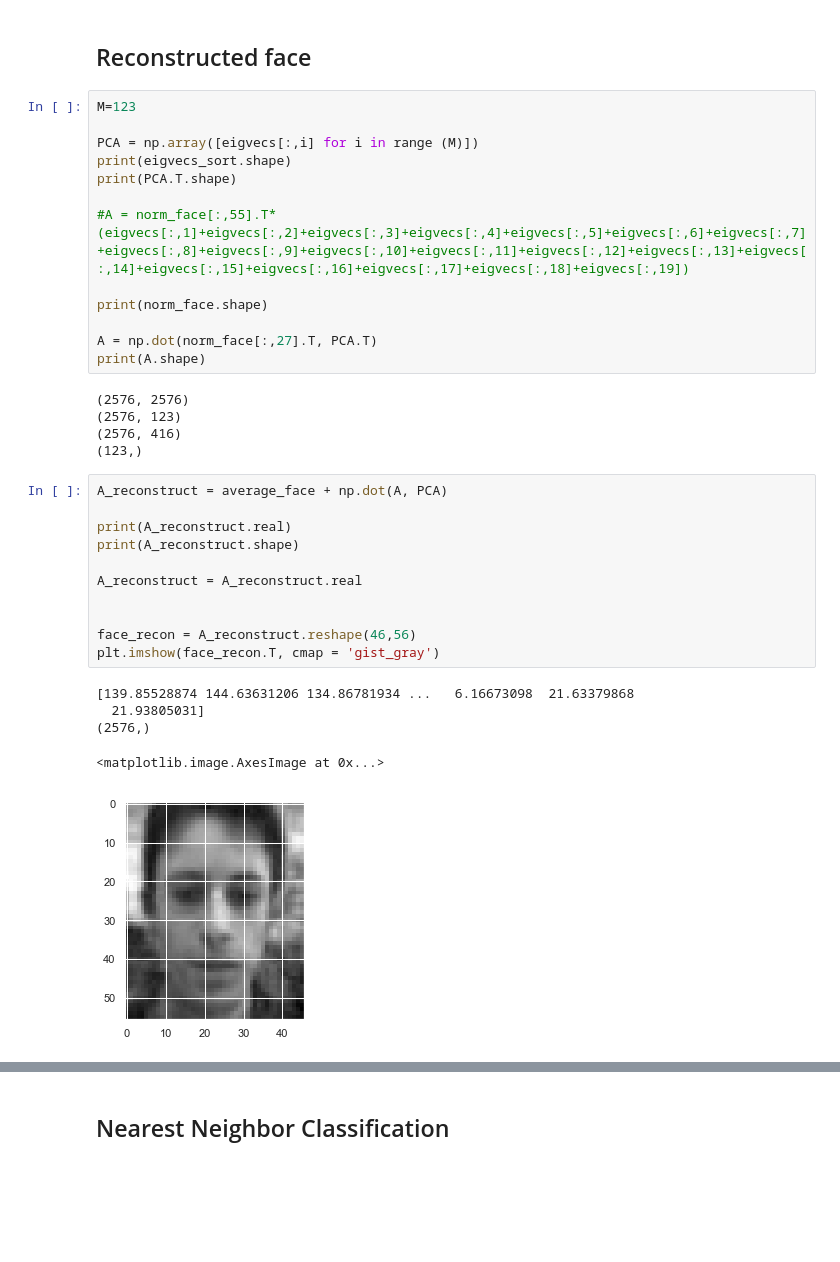
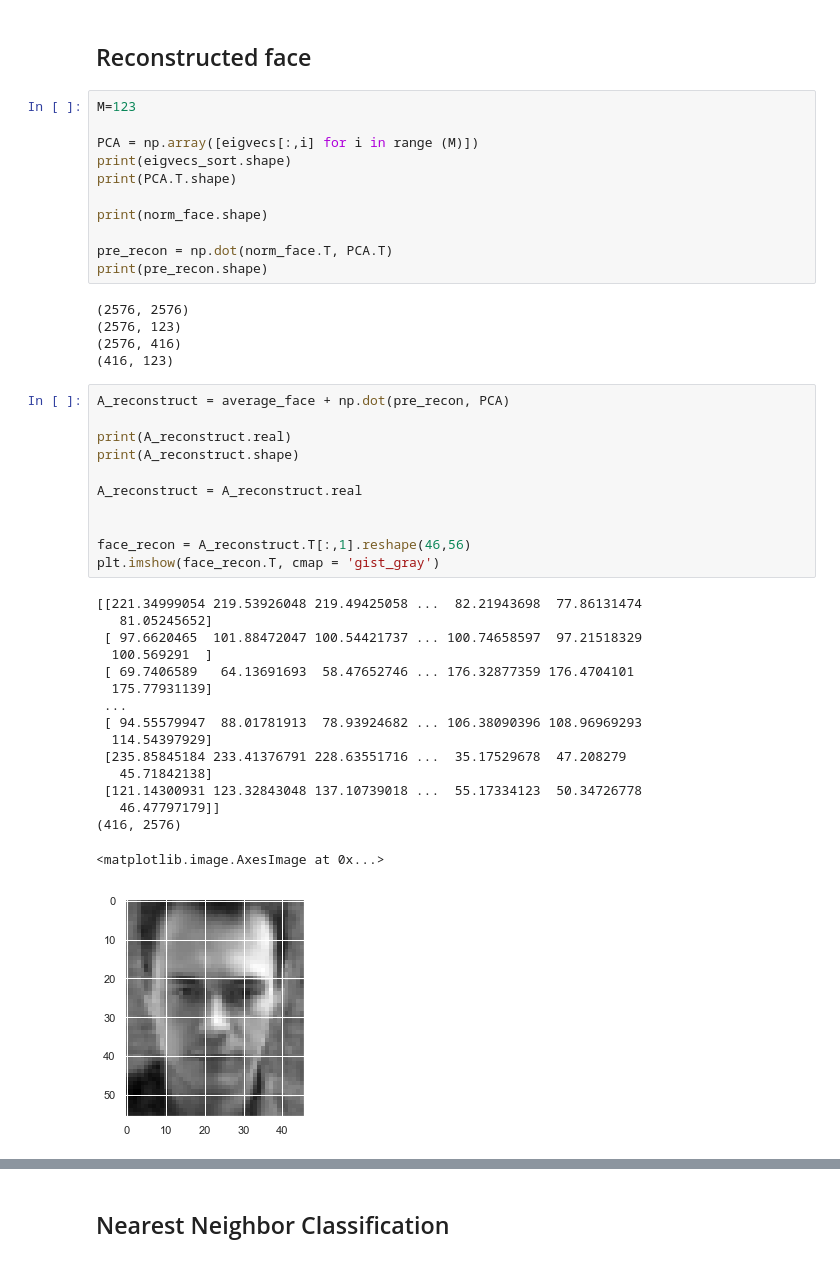
Before and after one commit to patrickreich/patternrec, a Jupyter notebook: CW1.ipynb, the cells around one changed output, grey strips where cells are left out. Cells and saved outputs as stored; diff of their text form; blank space fills up the shorter version.

```diff
--- a/CW1.ipynb
+++ b/CW1.ipynb
@@ -372,31 +372,40 @@ PCA = np.array([eigvecs[:,i] for i in range (M)])
 print(eigvecs_sort.shape)
 print(PCA.T.shape)
 
-#A = norm_face[:,55].T*(eigvecs[:,1]+eigvecs[:,2]+eigvecs[:,3]+eigvecs[:,4]+eigvecs[:,5]+eigvecs[:,6]+eigvecs[:,7]+eigvecs[:,8]+eigvecs[:,9]+eigvecs[:,10]+eigvecs[:,11]+eigvecs[:,12]+eigvecs[:,13]+eigvecs[:,14]+eigvecs[:,15]+eigvecs[:,16]+eigvecs[:,17]+eigvecs[:,18]+eigvecs[:,19])
-
 print(norm_face.shape)
 
-A = np.dot(norm_face[:,27].T, PCA.T)
-print(A.shape)
+pre_recon = np.dot(norm_face.T, PCA.T)
+print(pre_recon.shape)
 # %% [output]
 (2576, 2576)
 (2576, 123)
 (2576, 416)
-(123,)
+(416, 123)
 # %%
-A_reconstruct = average_face + np.dot(A, PCA)
+A_reconstruct = average_face + np.dot(pre_recon, PCA)
 
 print(A_reconstruct.real)
 print(A_reconstruct.shape)
 
 A_reconstruct = A_reconstruct.real
 
 
-face_recon = A_reconstruct.reshape(46,56)
+face_recon = A_reconstruct.T[:,1].reshape(46,56)
 plt.imshow(face_recon.T, cmap = 'gist_gray')
 # %% [output]
-[139.85528874 144.63631206 134.86781934 ...   6.16673098  21.63379868
-  21.93805031]
-(2576,)
+[[221.34999054 219.53926048 219.49425058 ...  82.21943698  77.86131474
+   81.05245652]
+ [ 97.6620465  101.88472047 100.54421737 ... 100.74658597  97.21518329
+  100.569291  ]
+ [ 69.7406589   64.13691693  58.47652746 ... 176.32877359 176.4704101
+  175.77931139]
+ ...
+ [ 94.55579947  88.01781913  78.93924682 ... 106.38090396 108.96969293
+  114.54397929]
+ [235.85845184 233.41376791 228.63551716 ...  35.17529678  47.208279
+   45.71842138]
+ [121.14300931 123.32843048 137.10739018 ...  55.17334123  50.34726778
+   46.47797179]]
+(416, 2576)
 <matplotlib.image.AxesImage at 0x...>
-[figure, old version]
+[figure, new version]
```
Also changed, not shown: parts of 8 cells of this notebook, 4 other files.
